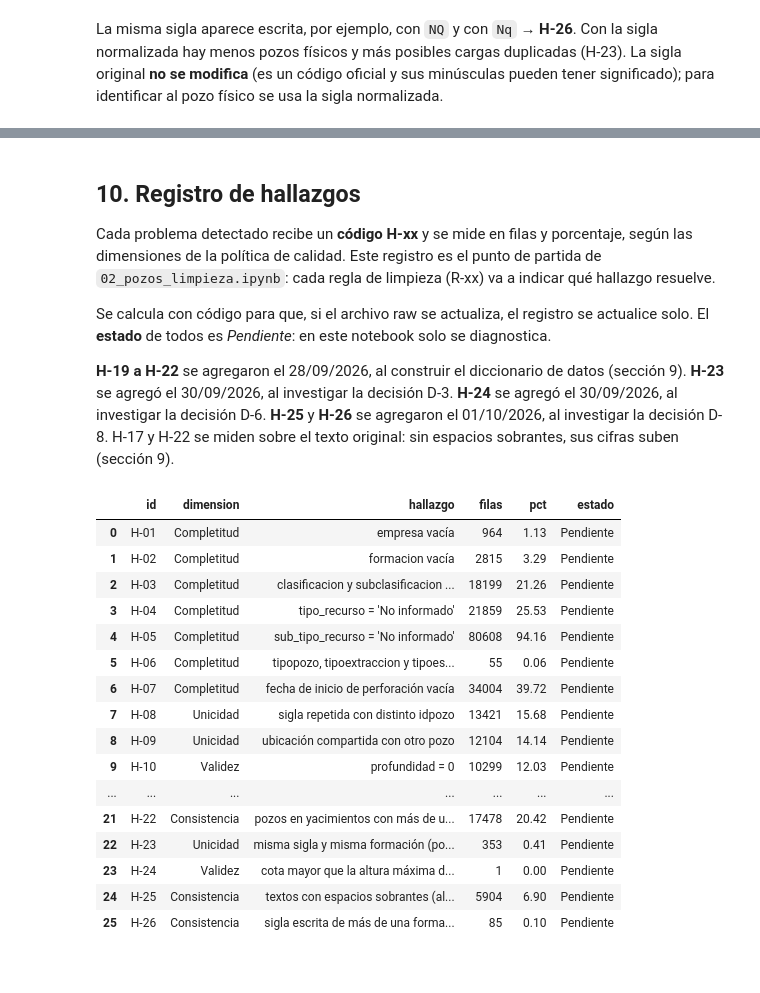
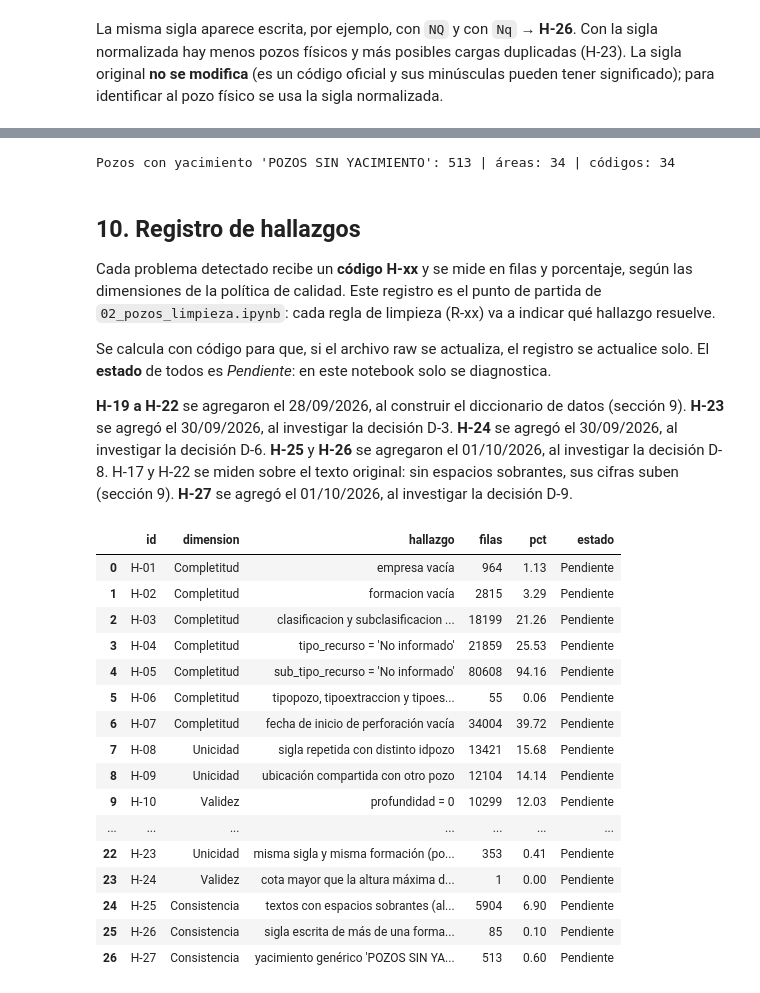
Before and after one commit to ncyanzon/dg, a Jupyter notebook: notebooks/01_pozos_perfilado.ipynb, the cells around one changed output, grey strips where cells are left out. Saved outputs shown, nothing was run; the diff lists cells and outputs as text; code cells hidden in the pictures.

```diff
--- a/notebooks/01_pozos_perfilado.ipynb
+++ b/notebooks/01_pozos_perfilado.ipynb
@@ -604,3 +623,10 @@ para identificar al pozo físico se usa la sigla normalizada.
+# %%
+pozos_sin_yacimiento = texto_sin_espacios["yacimiento"] == "POZOS SIN YACIMIENTO"
+print("Pozos con yacimiento 'POZOS SIN YACIMIENTO':", pozos_sin_yacimiento.sum(),
+      "| áreas:", df.loc[pozos_sin_yacimiento, "area"].nunique(),
+      "| códigos:", df.loc[pozos_sin_yacimiento, "cod_yacimiento"].nunique())
+# %% [output]
+Pozos con yacimiento 'POZOS SIN YACIMIENTO': 513 | áreas: 34 | códigos: 34
 # %% [markdown]
 ## 10. Registro de hallazgos
 
@@ -614,6 +640,7 @@ El **estado** de todos es *Pendiente*: en este notebook solo se diagnostica.
 **H-23** se agregó el 30/09/2026, al investigar la decisión D-3.
 **H-24** se agregó el 30/09/2026, al investigar la decisión D-6.
 **H-25** y **H-26** se agregaron el 01/10/2026, al investigar la decisión D-8. H-17 y H-22 se miden sobre el texto original: sin espacios sobrantes, sus cifras suben (sección 9).
+**H-27** se agregó el 01/10/2026, al investigar la decisión D-9.
 # %%
 total = len(df)
 codigos_repetidos = areas_con_varios_codigos[areas_con_varios_codigos > 1].index
@@ -639,38 +666,39 @@ hallazgos = [
     ("Consistencia", "pozos en áreas con más de un código de área", df["area"].isin(codigos_repetidos).sum()),
     ("Consistencia", "provincia = 'Estado Nacional' (no es una provincia)", (df["provincia"] == "Estado Nacional").sum()),
     ("Validez", "coordenadas con longitud y latitud invertidas", coordenadas_fuera.sum()),
     ("Completitud", "sub_tipo_recurso = 'No informado' en pozos CONVENCIONAL: significa 'no aplica' (corrige H-05)", subtipo_no_aplica.sum()),
     ("Consistencia", "pozo CONVENCIONAL con sub_tipo_recurso informado", convencional_con_subtipo.sum()),
     ("Consistencia", "pozos en yacimientos con más de un código", df["yacimiento"].isin(yacimientos_con_varios_codigos).sum()),
     ("Unicidad", "misma sigla y misma formación (posible carga duplicada)", misma_sigla_y_formacion.sum()),
     ("Validez", "cota mayor que la altura máxima de su provincia", cota_imposible_alta.sum()),
     ("Consistencia", "textos con espacios sobrantes (al principio, al final o dobles)", espacios_sobrantes.sum()),
     ("Consistencia", "sigla escrita de más de una forma (mayúsculas/minúsculas)", sigla_con_variantes.sum()),
+    ("Consistencia", "yacimiento genérico 'POZOS SIN YACIMIENTO' (no es un yacimiento)", pozos_sin_yacimiento.sum()),
 ]
 
 registro_hallazgos = pd.DataFrame(hallazgos, columns=["dimension", "hallazgo", "filas"])
 registro_hallazgos.insert(0, "id", [f"H-{i:02d}" for i in range(1, len(hallazgos) + 1)])
 registro_hallazgos["pct"] = (registro_hallazgos["filas"] / total * 100).round(2)
 registro_hallazgos["estado"] = "Pendiente"
 registro_hallazgos
 # %% [output]
 |  | id | dimension | hallazgo | filas | pct | estado |
 | 0 | H-01 | Completitud | empresa vacía | 964 | 1.13 | Pendiente |
 | 1 | H-02 | Completitud | formacion vacía | 2815 | 3.29 | Pendiente |
 | 2 | H-03 | Completitud | clasificacion y subclasificacion ... | 18199 | 21.26 | Pendiente |
 | 3 | H-04 | Completitud | tipo_recurso = 'No informado' | 21859 | 25.53 | Pendiente |
 | 4 | H-05 | Completitud | sub_tipo_recurso = 'No informado' | 80608 | 94.16 | Pendiente |
 | 5 | H-06 | Completitud | tipopozo, tipoextraccion y tipoes... | 55 | 0.06 | Pendiente |
 | 6 | H-07 | Completitud | fecha de inicio de perforación vacía | 34004 | 39.72 | Pendiente |
 | 7 | H-08 | Unicidad | sigla repetida con distinto idpozo | 13421 | 15.68 | Pendiente |
 | 8 | H-09 | Unicidad | ubicación compartida con otro pozo | 12104 | 14.14 | Pendiente |
 | 9 | H-10 | Validez | profundidad = 0 | 10299 | 12.03 | Pendiente |
 | ... | ... | ... | ... | ... | ... | ... |
-| 21 | H-22 | Consistencia | pozos en yacimientos con más de u... | 17478 | 20.42 | Pendiente |
 | 22 | H-23 | Unicidad | misma sigla y misma formación (po... | 353 | 0.41 | Pendiente |
 | 23 | H-24 | Validez | cota mayor que la altura máxima d... | 1 | 0.00 | Pendiente |
 | 24 | H-25 | Consistencia | textos con espacios sobrantes (al... | 5904 | 6.90 | Pendiente |
 | 25 | H-26 | Consistencia | sigla escrita de más de una forma... | 85 | 0.10 | Pendiente |
+| 26 | H-27 | Consistencia | yacimiento genérico 'POZOS SIN YA... | 513 | 0.60 | Pendiente |
 # %% [markdown]
 ## 11. Conclusiones y decisiones pendientes
 
```
Also changed, not shown: parts of 5 cells of this notebook, 2 other files.
